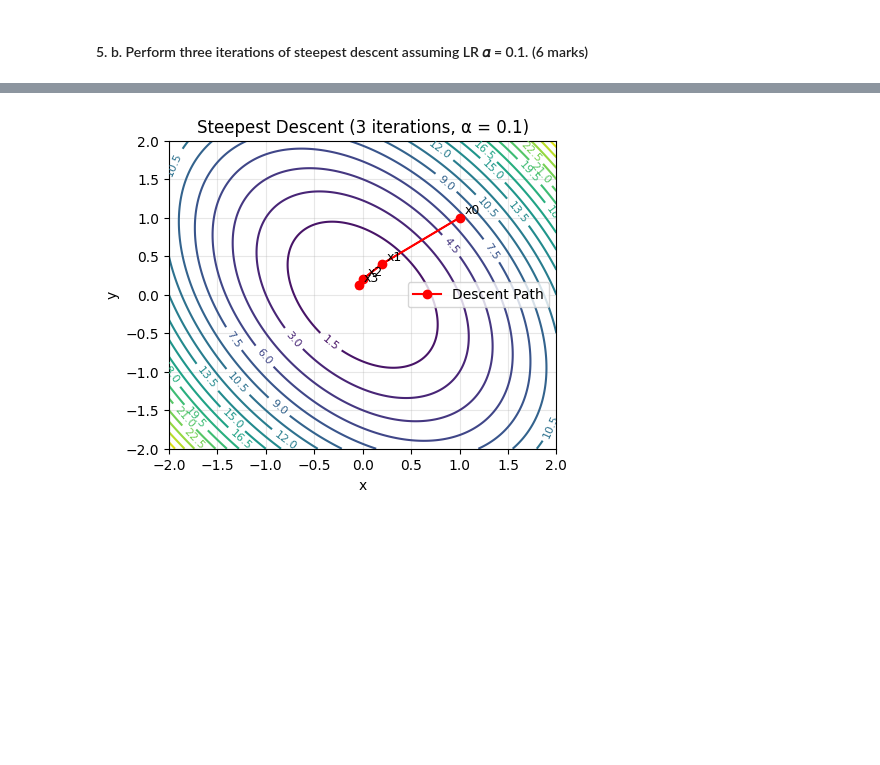
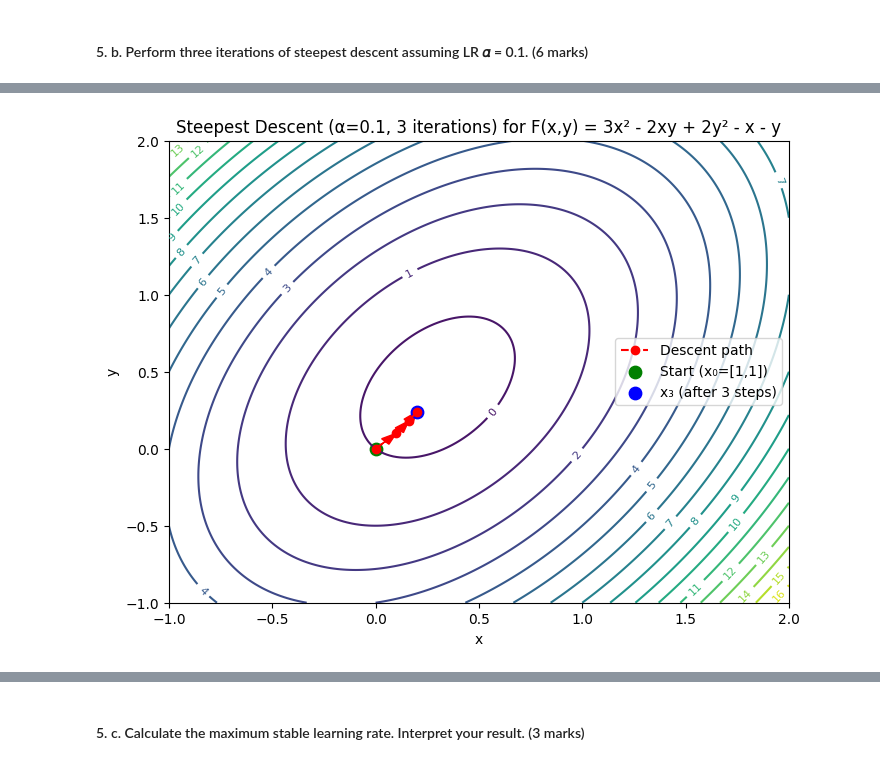
Before and after one commit to theForce-droid/AIandDeepLearning, a Jupyter notebook: AIDL_Grp2.ipynb, the cells around one changed output, grey strips where cells are left out. Drawn from its saved outputs; the diff is of its cells as text; code cells hidden in the pictures; blank space fills up the shorter version.

```diff
--- a/AIDL_Grp2.ipynb
+++ b/AIDL_Grp2.ipynb
@@ -749,67 +757,61 @@ F(x) = 3x^2 + 2xy + 2y^2
 # %%
 import numpy as np
 import matplotlib.pyplot as plt
 
 # --- Define the quadratic function and gradient ---
-def F(x, y):
-    """Quadratic form"""
-    return 3*x**2 + 2*x*y + 2*y**2
+def F(x):
+    """Quadratic function: F(x, y) = 3x² - 2xy + 2y² - x - y"""
+    x1, x2 = x
+    return 3*x1**2 - 2*x1*x2 + 2*x2**2 - x1 - x2
 
-def grad_F(x, y):
-    """Gradient of F(x, y)"""
-    dFx = 6*x + 2*y
-    dFy = 2*x + 4*y
+def grad_F(x):
+    """Gradient of F"""
+    x1, x2 = x
+    dFx = 6*x1 - 2*x2 - 1
+    dFy = -2*x1 + 4*x2 - 1
     return np.array([dFx, dFy])
 
-# --- Parameters ---
-alpha = 0.1  # learning rate
-x = np.array([1.0, 1.0])  # initial guess, changing from [0,0] as the descent was not visible
+# --- Steepest descent parameters ---
+alpha = 0.1
+x = np.array([0, 0])  # initial point
 points = [x.copy()]
 
-# --- Perform 3 iterations of steepest descent ---
-for i in range(3):
-    g = grad_F(x[0], x[1])
-    x = x - alpha * g
+# Perform 3 iterations
+for _ in range(3):
+    x = x - alpha * grad_F(x)
     points.append(x.copy())
 
 points = np.array(points)
 
-# --- Print iteration details ---
-print("Iteration |     x      |     y      |    F(x, y)")
-print("-----------------------------------------------")
-for i, p in enumerate(points):
-    print(f"   {i:2d}      |  {p[0]:7.4f}  |  {p[1]:7.4f}  |  {F(p[0], p[1]):8.4f}")
-print("-----------------------------------------------")
-
-# --- Create mesh grid for contour plot ---
-x_vals = np.linspace(-2, 2, 200)
-y_vals = np.linspace(-2, 2, 200)
+# --- Prepare contour plot ---
+x_vals = np.linspace(-1, 2, 200)
+y_vals = np.linspace(-1, 2, 200)
 X, Y = np.meshgrid(x_vals, y_vals)
-Z = F(X, Y)
+Z = 3*X**2 - 2*X*Y + 2*Y**2 - X - Y
 
 # --- Plot ---
-plt.figure(figsize=(5,4))
+plt.figure(figsize=(8, 6))
 contours = plt.contour(X, Y, Z, levels=20, cmap='viridis')
 plt.clabel(contours, inline=True, fontsize=8)
+plt.title("Steepest Descent (α=0.1, 3 iterations) for F(x,y) = 3x² - 2xy + 2y² - x - y")
 plt.xlabel("x")
 plt.ylabel("y")
-plt.title("Steepest Descent (3 iterations, α = 0.1)")
 
-# --- Plot the descent path and arrows ---
-plt.plot(points[:,0], points[:,1], 'ro-', label='Descent Path')
-
+# Plot path of descent
+plt.plot(points[:,0], points[:,1], 'ro--', label='Descent path')
 for i in range(len(points)-1):
     plt.arrow(points[i,0], points[i,1],
               points[i+1,0]-points[i,0],
               points[i+1,1]-points[i,1],
-              head_width=0.05, head_length=0.05,
-              fc='red', ec='red')
+              head_width=0.05, color='red', length_includes_head=True)
 
-# --- Label points ---
+plt.scatter(points[0,0], points[0,1], color='green', s=80, label='Start (x₀=[1,1])')
+plt.scatter(points[-1,0], points[-1,1], color='blue', s=80, label='x₃ (after 3 steps)')
+plt.legend()
+plt.show()
+
+# --- Print iteration details ---
 for i, p in enumerate(points):
-    plt.text(p[0]+0.05, p[1]+0.05, f"x{i}", fontsize=9, color='black')
-
-plt.legend()
-plt.grid(True, alpha=0.3)
-plt.show()
+    print(f"x{i} = {p},  F(x{i}) = {F(p):.4f}")
 # %% [output]
+[figure, new version]
@@ -823 +822,2 @@ Iteration |     x      |     y      |    F(x, y)
-[figure, old version]
+# %% [markdown]
+#### 5. c.	Calculate the maximum stable learning rate. Interpret your result. (3 marks)
```
Also changed, not shown: parts of 5 cells of this notebook.
